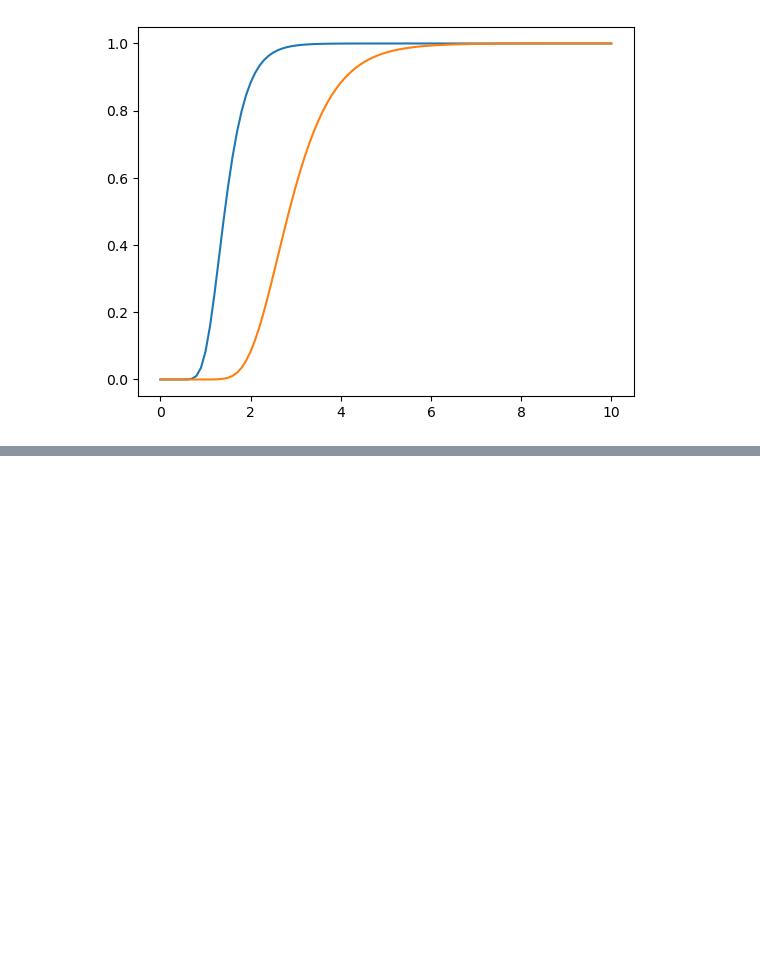
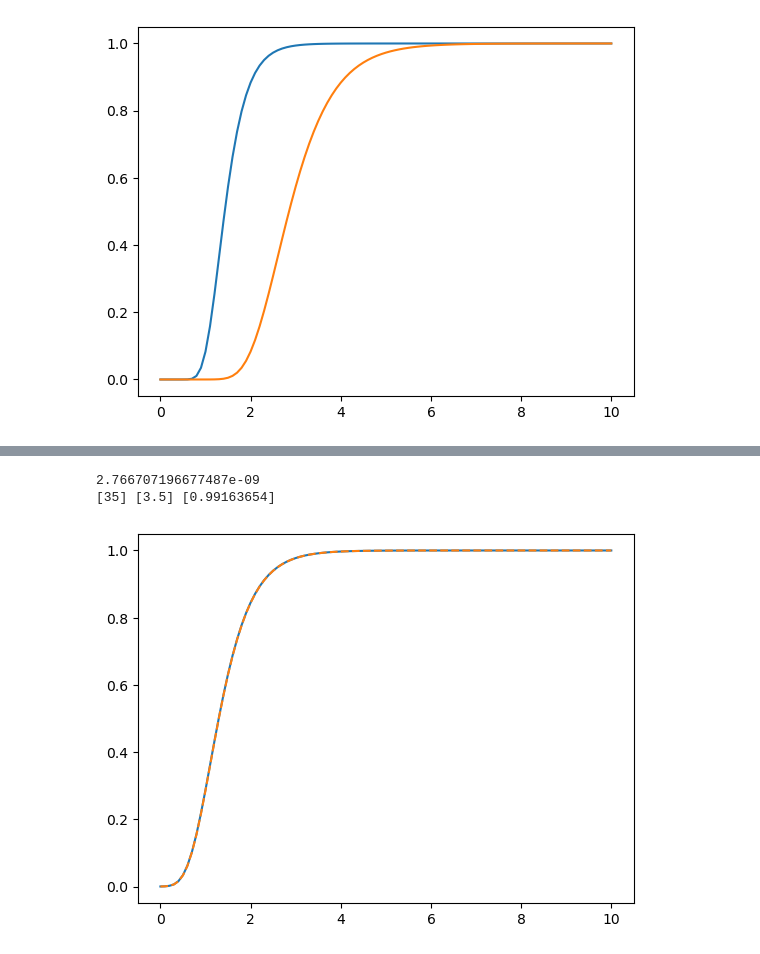
Before and after one commit to csherwood-usgs/Dorian_recovery, a Jupyter notebook: growth_model.ipynb, the cells around one changed output, grey strips where cells are left out. Cells and saved outputs as stored; diff of their text form; code cells hidden in the pictures; blank space fills up the shorter version.

```diff
--- a/growth_model.ipynb
+++ b/growth_model.ipynb
@@ -22,0 +48,22 @@ plt.plot(t,W2)
+# %%
+def gompertz(W,t,k=1,A=1):
+    dWdt = k*W*(np.log(A/W))
+    return dWdt
+
+k=2
+A=1
+t=np.linspace(0, 10, 101)
+W0 = 1e-4
+W = np.squeeze( odeint(gompertz, W0, t, args=(k, A)) )
+
+plt.plot(t,W,label='Numerical')
+b=9.25
+Wa = A*np.exp(-b*np.exp(-k*t))
+plt.plot(t,Wa,'--',label='Analytical')
+print(np.max( (Wa-W.T) ))
+i99 = np.argwhere(W>=.99)[0]
+print(i99,t[i99],W[i99])
+# %% [output]
+2.766707196677487e-09
+[35] [3.5] [0.99163654]
+[figure, added]
```
Also changed, not shown: parts of 6 cells of this notebook.
